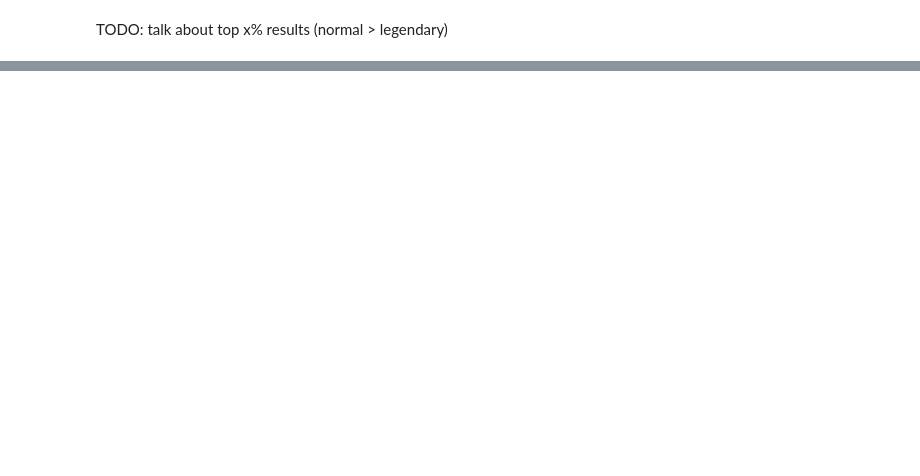
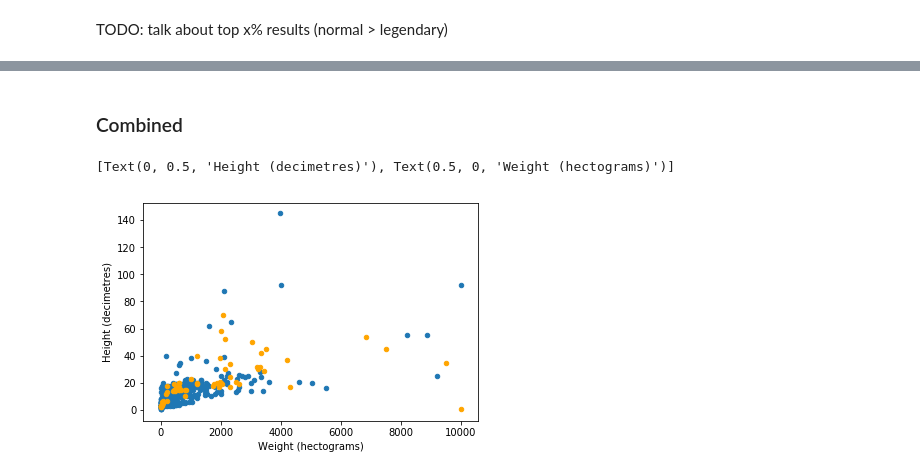
Before and after one commit to WhipeeDip/COGS108-Project, a Jupyter notebook: FinalProject.ipynb, the cells around one changed output, grey strips where cells are left out. Saved outputs shown, nothing was run; the diff lists cells and outputs as text; code cells hidden in the pictures; blank space fills up the shorter version.

```diff
--- a/FinalProject.ipynb
+++ b/FinalProject.ipynb
@@ -347,0 +436,8 @@ TODO: talk about top x% results (normal > legendary)
+# %% [markdown]
+### Combined
+# %%
+ax = df[~df['Pokemon'].isin(legend_list)][['Height', 'Weight']].plot('Weight', 'Height', kind='scatter')
+df[df['Pokemon'].isin(legend_list)][['Height', 'Weight']].plot('Weight', 'Height', kind='scatter', c='orange', ax=ax).set(xlabel='Weight (hectograms)', ylabel='Height (decimetres)')
+# %% [output]
+[Text(0, 0.5, 'Height (decimetres)'), Text(0.5, 0, 'Weight (hectograms)')]
+[figure, added]
```
Also changed, not shown: parts of 46 cells of this notebook.
